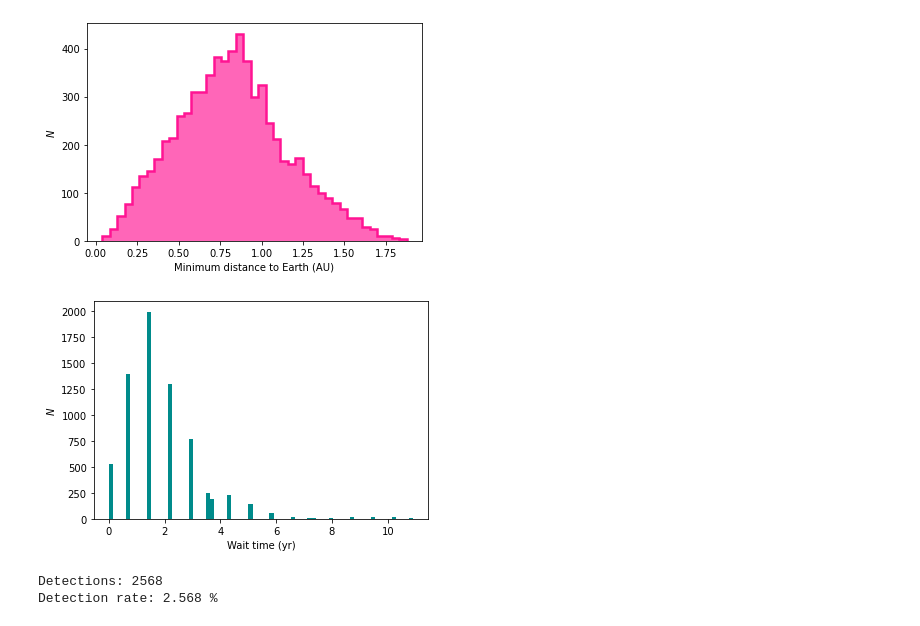
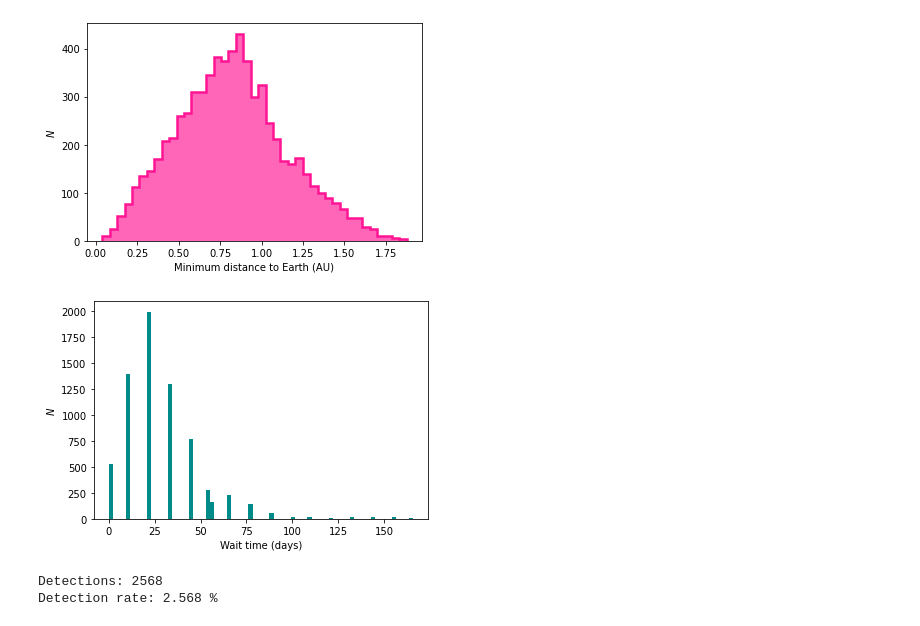
Before and after one commit to djhoover717/ISOAnalysis, a Jupyter notebook: iso_analysis_v4.ipynb, the cells around one changed output. Saved outputs shown, nothing was run; the diff lists cells and outputs as text; code cells hidden in the pictures.

Commit message:
Fixed scaling error in waittimes

```diff
--- a/iso_analysis_v4.ipynb
+++ b/iso_analysis_v4.ipynb
@@ -159,22 +159,22 @@ plt.show()
 # %%
 waittime = np.zeros(NDETECT)
 for i in range(NDETECT):
     det_ind = np.where(orbits['mag'][i] <= 24.)[0][0]
     min_dist_ind = np.where(orbits['dist'][i] == min_dist[i])
     waittime[i] = np.abs(orbits['time'][i][det_ind] - \
                       orbits['time'][i][min_dist_ind])
-waittime = waittime/(60*60*365)
+waittime = waittime/(60*60*24)
 
 plt.hist(waittime, bins='auto', color='darkcyan')
 
-plt.xlabel('Wait time (yr)')
+plt.xlabel('Wait time (days)')
 plt.ylabel(r'$N$')
 
 plt.savefig('figures/waittime_hist.pdf', bbox_inches='tight', \
                     dpi=250)
 plt.show()
 # %% [output]
-[figure, old version]
+[figure, new version]
 # %%
 detectable = (orbits['mag'] <= 24)*(orbits['pos_horiz'][:, :, 1] > np.radians(30.))*(orbits['solar_pos_horiz'][:, :, 1] < np.radians(-18.))
 detectable = np.any(detectable==True, axis=1)
```
